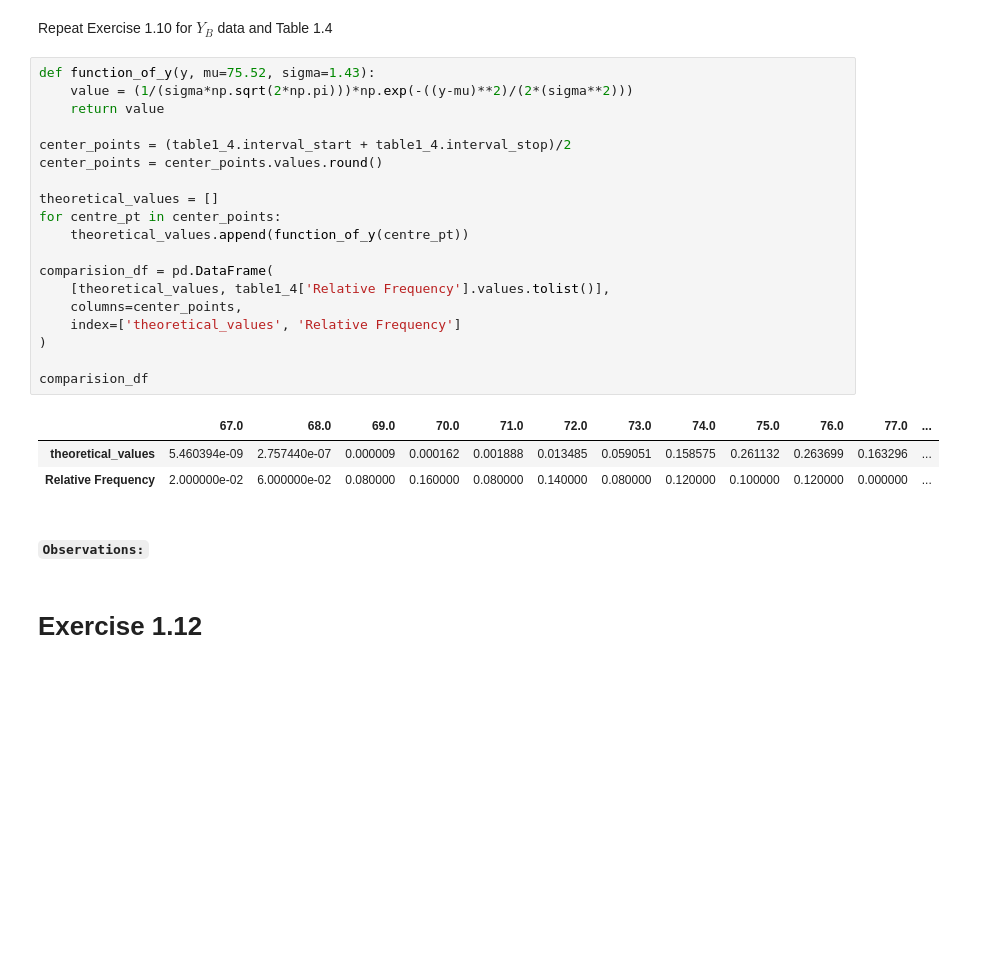
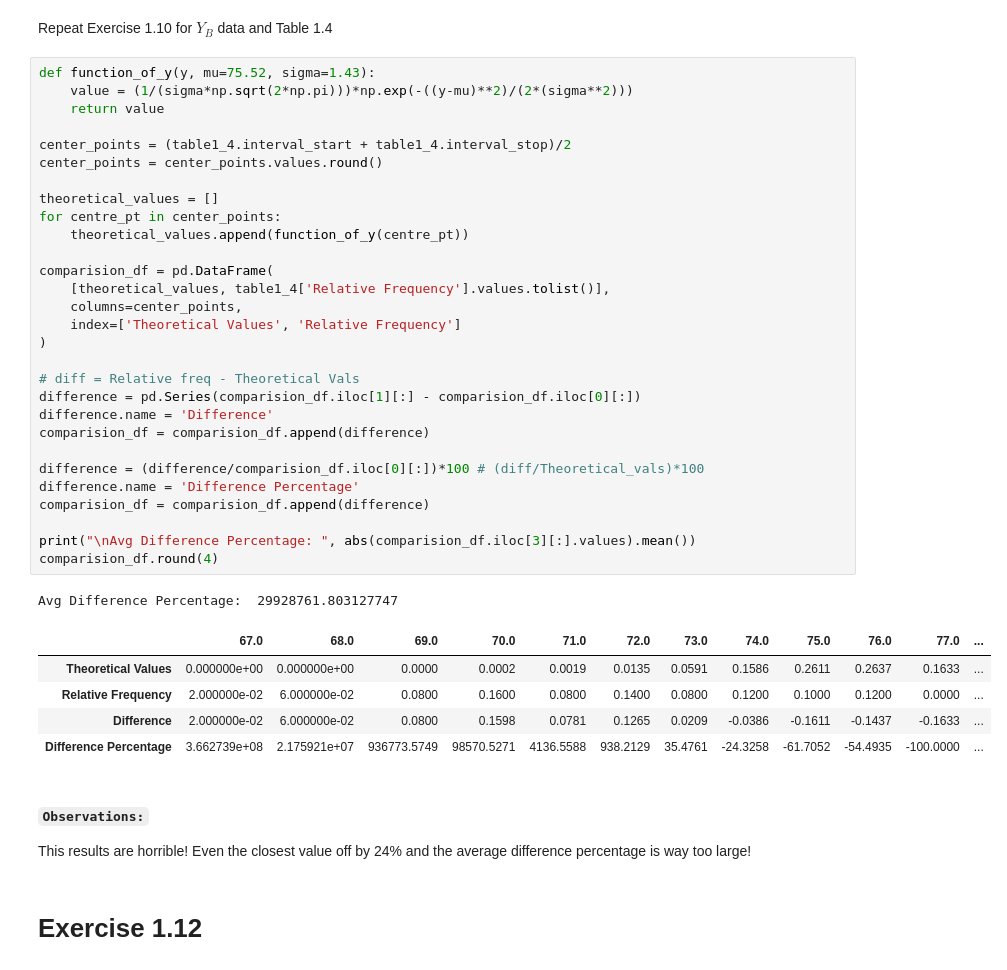
Before and after one commit to ayushi-b/Random_Phenomena_by_Babatunde_Ogunnaike, a Jupyter notebook: Chapter 1/Chapter 1.ipynb, the cells around one changed output. Cells and saved outputs as stored; diff of their text form; blank space fills up the shorter version.

```diff
--- a/Chapter 1/Chapter 1.ipynb
+++ b/Chapter 1/Chapter 1.ipynb
@@ -641,28 +669,42 @@ Repeat Exercise 1.10 for $Y_B$ data and Table 1.4
 # %%
 def function_of_y(y, mu=75.52, sigma=1.43):
     value = (1/(sigma*np.sqrt(2*np.pi)))*np.exp(-((y-mu)**2)/(2*(sigma**2)))
     return value
 
 center_points = (table1_4.interval_start + table1_4.interval_stop)/2
 center_points = center_points.values.round()
 
 theoretical_values = []
 for centre_pt in center_points:
     theoretical_values.append(function_of_y(centre_pt))
 
 comparision_df = pd.DataFrame(
     [theoretical_values, table1_4['Relative Frequency'].values.tolist()],
     columns=center_points,
-    index=['theoretical_values', 'Relative Frequency']
+    index=['Theoretical Values', 'Relative Frequency']
 )
 
-comparision_df
+# diff = Relative freq - Theoretical Vals
+difference = pd.Series(comparision_df.iloc[1][:] - comparision_df.iloc[0][:])
+difference.name = 'Difference'
+comparision_df = comparision_df.append(difference)
+
+difference = (difference/comparision_df.iloc[0][:])*100 # (diff/Theoretical_vals)*100
+difference.name = 'Difference Percentage'
+comparision_df = comparision_df.append(difference)
+
+print("\nAvg Difference Percentage: ", abs(comparision_df.iloc[3][:].values).mean())
+comparision_df.round(4)
 # %% [output]
+Avg Difference Percentage:  29928761.803127747
 |  | 67.0 | 68.0 | 69.0 | 70.0 | 71.0 | 72.0 | 73.0 | 74.0 | 75.0 | 76.0 | 77.0 | ... |
-| theoretical_values | 5.460394e-09 | 2.757440e-07 | 0.000009 | 0.000162 | 0.001888 | 0.013485 | 0.059051 | 0.158575 | 0.261132 | 0.263699 | 0.163296 | ... |
-| Relative Frequency | 2.000000e-02 | 6.000000e-02 | 0.080000 | 0.160000 | 0.080000 | 0.140000 | 0.080000 | 0.120000 | 0.100000 | 0.120000 | 0.000000 | ... |
+| Theoretical Values | 0.000000e+00 | 0.000000e+00 | 0.0000 | 0.0002 | 0.0019 | 0.0135 | 0.0591 | 0.1586 | 0.2611 | 0.2637 | 0.1633 | ... |
+| Relative Frequency | 2.000000e-02 | 6.000000e-02 | 0.0800 | 0.1600 | 0.0800 | 0.1400 | 0.0800 | 0.1200 | 0.1000 | 0.1200 | 0.0000 | ... |
+| Difference | 2.000000e-02 | 6.000000e-02 | 0.0800 | 0.1598 | 0.0781 | 0.1265 | 0.0209 | -0.0386 | -0.1611 | -0.1437 | -0.1633 | ... |
+| Difference Percentage | 3.662739e+08 | 2.175921e+07 | 936773.5749 | 98570.5271 | 4136.5588 | 938.2129 | 35.4761 | -24.3258 | -61.7052 | -54.4935 | -100.0000 | ... |
-# %% [markdown]
-#### `Observations:`
+# %% [markdown]
+#### `Observations:`
+This results are horrible! Even the closest value off by 24% and the average difference percentage is way too large!
 # %% [markdown]
 # Exercise 1.12
 # %% [markdown]
```
Also changed, not shown: parts of 43 cells of this notebook, 11 other files.
